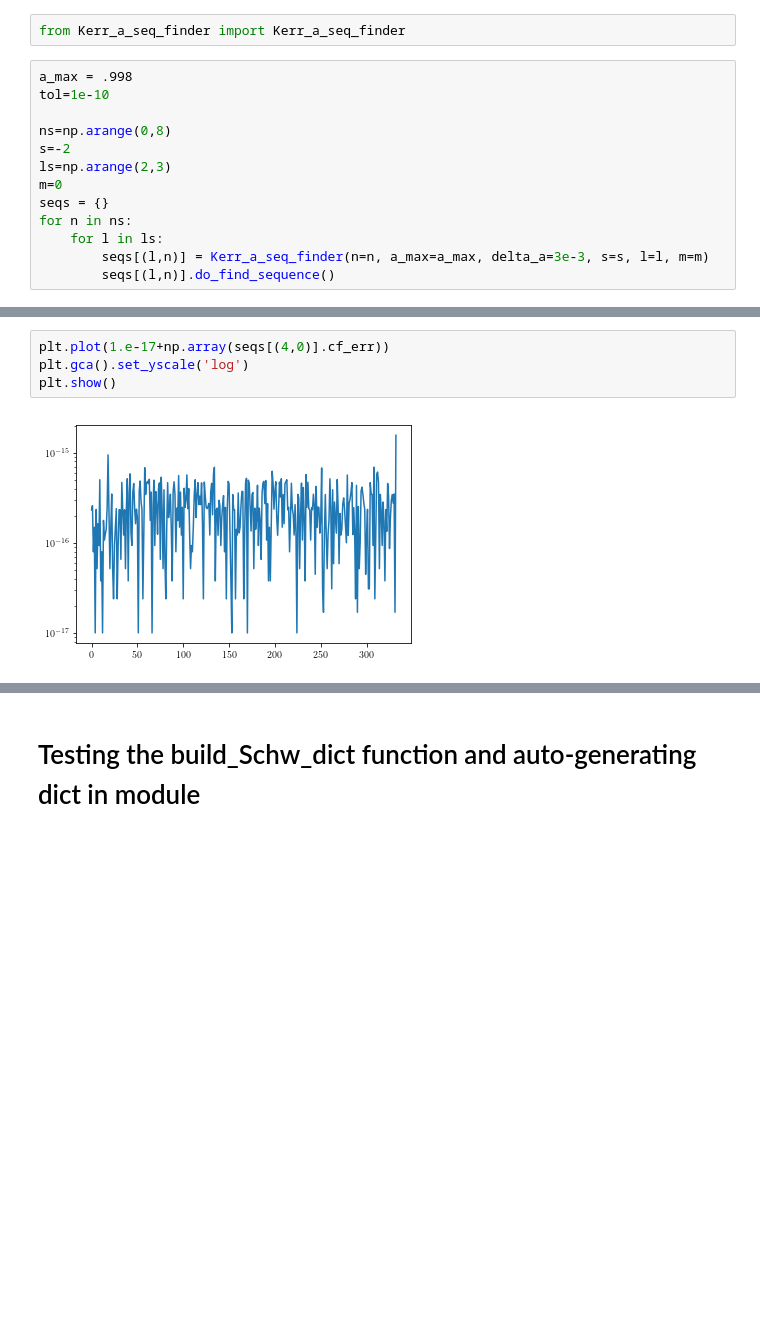
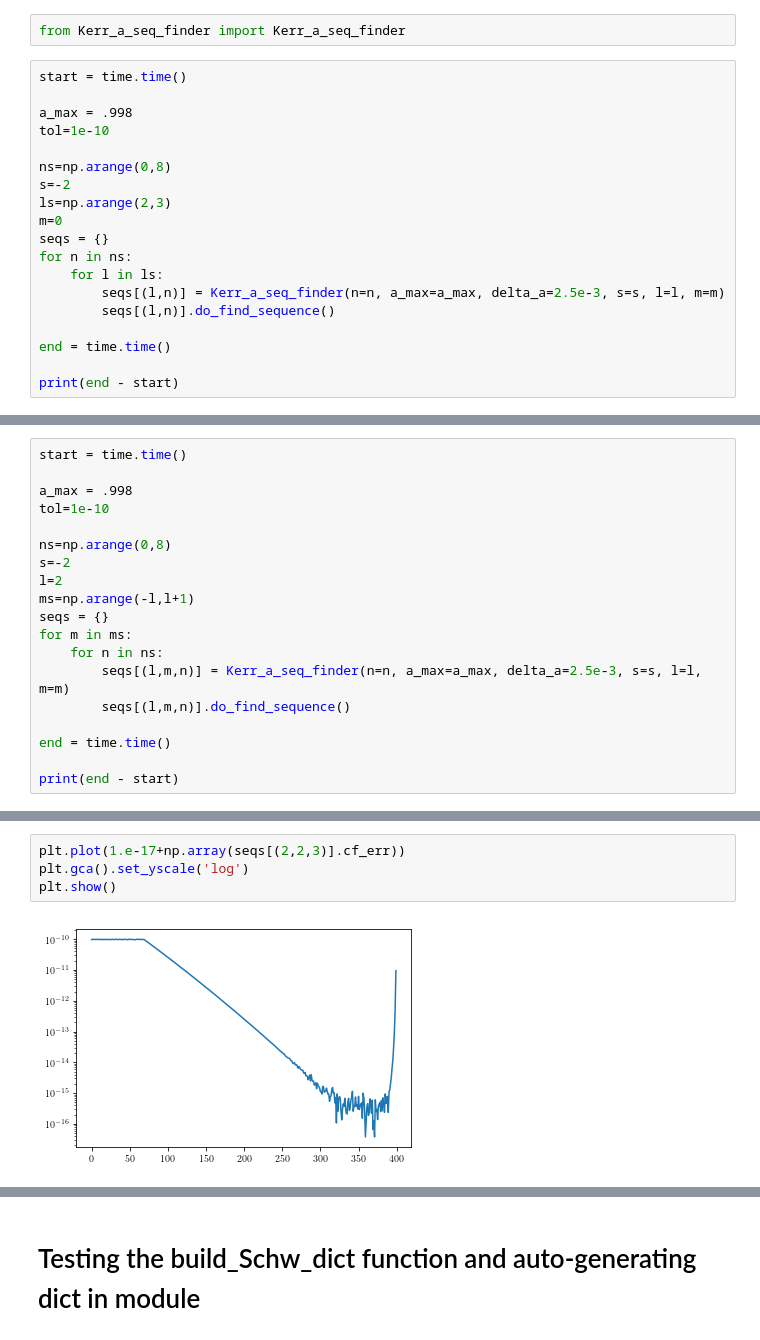
Before and after one commit to duetosymmetry/qnm, a Jupyter notebook: Experiment.ipynb, the cells around one changed output, grey strips where cells are left out. Cells and saved outputs as stored; diff of their text form; blank space fills up the shorter version.

```diff
--- a/Experiment.ipynb
+++ b/Experiment.ipynb
@@ -208,6 +214,8 @@ print(np.abs(o1-o2))
 # %%
 from Kerr_a_seq_finder import Kerr_a_seq_finder
 # %%
+start = time.time()
+
 a_max = .998
 tol=1e-10
 
@@ -218,8 +226,12 @@ m=0
 seqs = {}
 for n in ns:
     for l in ls:
-        seqs[(l,n)] = Kerr_a_seq_finder(n=n, a_max=a_max, delta_a=3e-3, s=s, l=l, m=m)
+        seqs[(l,n)] = Kerr_a_seq_finder(n=n, a_max=a_max, delta_a=2.5e-3, s=s, l=l, m=m)
         seqs[(l,n)].do_find_sequence()
+
+end = time.time()
+
+print(end - start)
 # %% [output]
 INFO:root:n=0, l=2, started from guess omega=(0.373671684418-0.0889623156889j), found omega=(0.373671684418-0.0889623156889j)
 INFO:root:n=1, l=2, started from guess omega=(0.346710996879-0.273914875291j), found omega=(0.346710996879-0.273914875291j)
@@ -231,0 +245,19 @@ INFO:root:n=7, l=2, started from guess omega=(0.0928223337522-1.70384117213j), f
+# %%
+start = time.time()
+
+a_max = .998
+tol=1e-10
+
+ns=np.arange(0,8)
+s=-2
+l=2
+ms=np.arange(-l,l+1)
+seqs = {}
+for m in ms:
+    for n in ns:
+        seqs[(l,m,n)] = Kerr_a_seq_finder(n=n, a_max=a_max, delta_a=2.5e-3, s=s, l=l, m=m)
+        seqs[(l,m,n)].do_find_sequence()
+
+end = time.time()
+
+print(end - start)
@@ -237,7 +288,7 @@ plt.show()
 # %%
-plt.plot(1.e-17+np.array(seqs[(4,0)].cf_err))
+plt.plot(1.e-17+np.array(seqs[(2,2,3)].cf_err))
 plt.gca().set_yscale('log')
 plt.show()
 # %% [output]
-[figure, old version]
+[figure, new version]
 # %%
```
Also changed, not shown: parts of 14 cells of this notebook, 2 other files.
